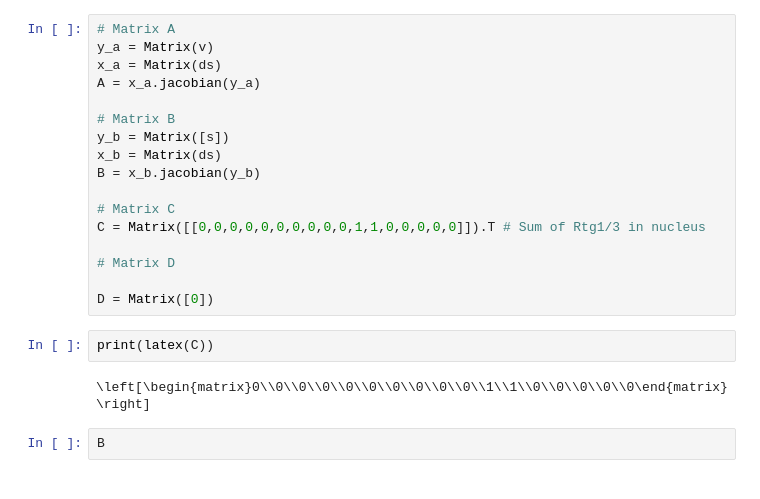
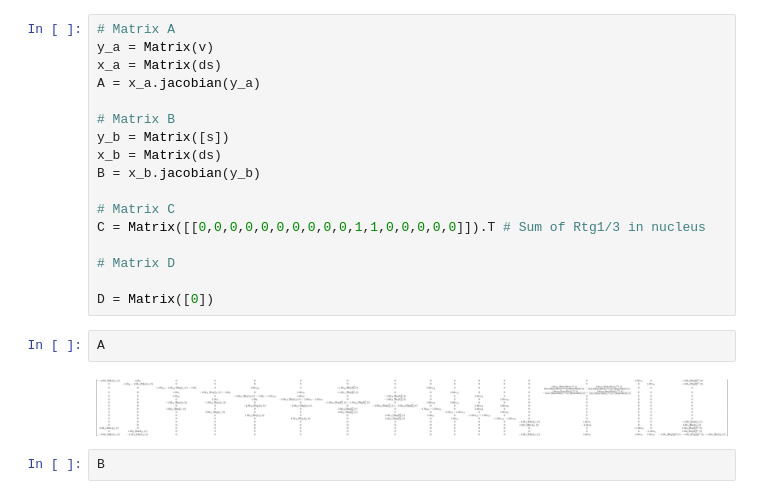
Before and after one commit to stevengogogo/agent-based_modeling, a Jupyter notebook: mitochannel_agent_based/main/rtgchannel_model.ipynb, the cells around one changed output. Cells and saved outputs as stored; diff of their text form.

```diff
--- a/mitochannel_agent_based/main/rtgchannel_model.ipynb
+++ b/mitochannel_agent_based/main/rtgchannel_model.ipynb
@@ -357,10 +357,10 @@ C = Matrix([[0,0,0,0,0,0,0,0,0,0,1,1,0,0,0,0,0]]).T # Sum of Rtg1/3 in nucleus
 # Matrix D
 
 D = Matrix([0])
-# %%
-print(latex(C))
-# %% [output]
-\left[\begin{matrix}0\\0\\0\\0\\0\\0\\0\\0\\0\\0\\1\\1\\0\\0\\0\\0\\0\end{matrix}\right]
+# %%
+A
+# %% [output]
+[figure, added]
 # %%
 B
 # %% [output]
```
Also changed, not shown: parts of 2 cells of this notebook, 6 other files.
